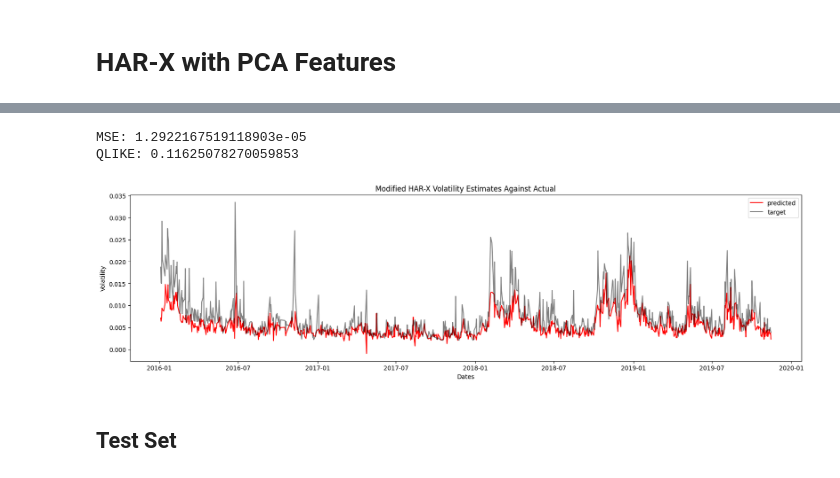
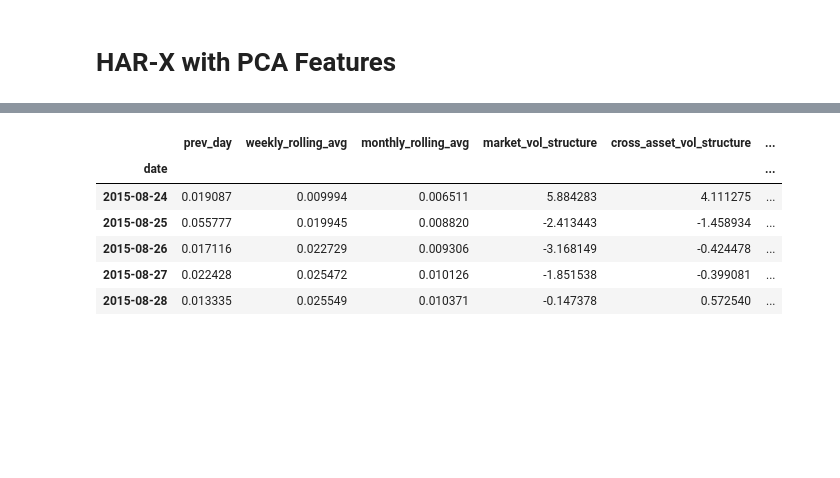
Before and after one commit to finnlimjc/Realized-Volatility-Forecasting, a Jupyter notebook: notebooks/paper_extension.ipynb, the cells around one changed output, grey strips where cells are left out. Drawn from its saved outputs; the diff is of its cells as text; code cells hidden in the pictures; blank space fills up the shorter version.

```diff
--- a/notebooks/paper_extension.ipynb
+++ b/notebooks/paper_extension.ipynb
@@ -655,14 +470,13 @@ QLIKE: 0.10291587156754575
-# %%
-modified_dx_eval_2 = modified_d_harx_2.backtest(horizon=1)
-modified_dx_eval_df_2 = pd.concat([modified_dx_eval_2['y_hat'], actual_rv_train], axis=1, join='inner')
-
-actual, forecast = get_actual_forecast(modified_dx_eval_df_2)
-print_metrics(actual, forecast)
-plot_comparison(actual, forecast, "Modified HAR-X Volatility Estimates Against Actual")
-plt.show()
-# %% [output]
-MSE: 1.2922167519118903e-05
-QLIKE: 0.11625078270059853
-[figure, removed]
-# %% [markdown]
-## Test Set
+# %%
+from src.pca_harx import *
+pca_harx = PCADirectHARX(train_df, scaled_exo_df)
+pca_harx.fit(horizon=5)
+pca_harx.fitted_values.head(5)
+# %% [output]
+|  | prev_day | weekly_rolling_avg | monthly_rolling_avg | market_vol_structure | cross_asset_vol_structure | ... |
+| date |  |  |  |  |  | ... |
+| 2015-08-24 | 0.019087 | 0.009994 | 0.006511 | 5.884283 | 4.111275 | ... |
+| 2015-08-25 | 0.055777 | 0.019945 | 0.008820 | -2.413443 | -1.458934 | ... |
+| 2015-08-26 | 0.017116 | 0.022729 | 0.009306 | -3.168149 | -0.424478 | ... |
+| 2015-08-27 | 0.022428 | 0.025472 | 0.010126 | -1.851538 | -0.399081 | ... |
+| 2015-08-28 | 0.013335 | 0.025549 | 0.010371 | -0.147378 | 0.572540 | ... |
```
Also changed, not shown: parts of 21 cells of this notebook, 1 other file.
